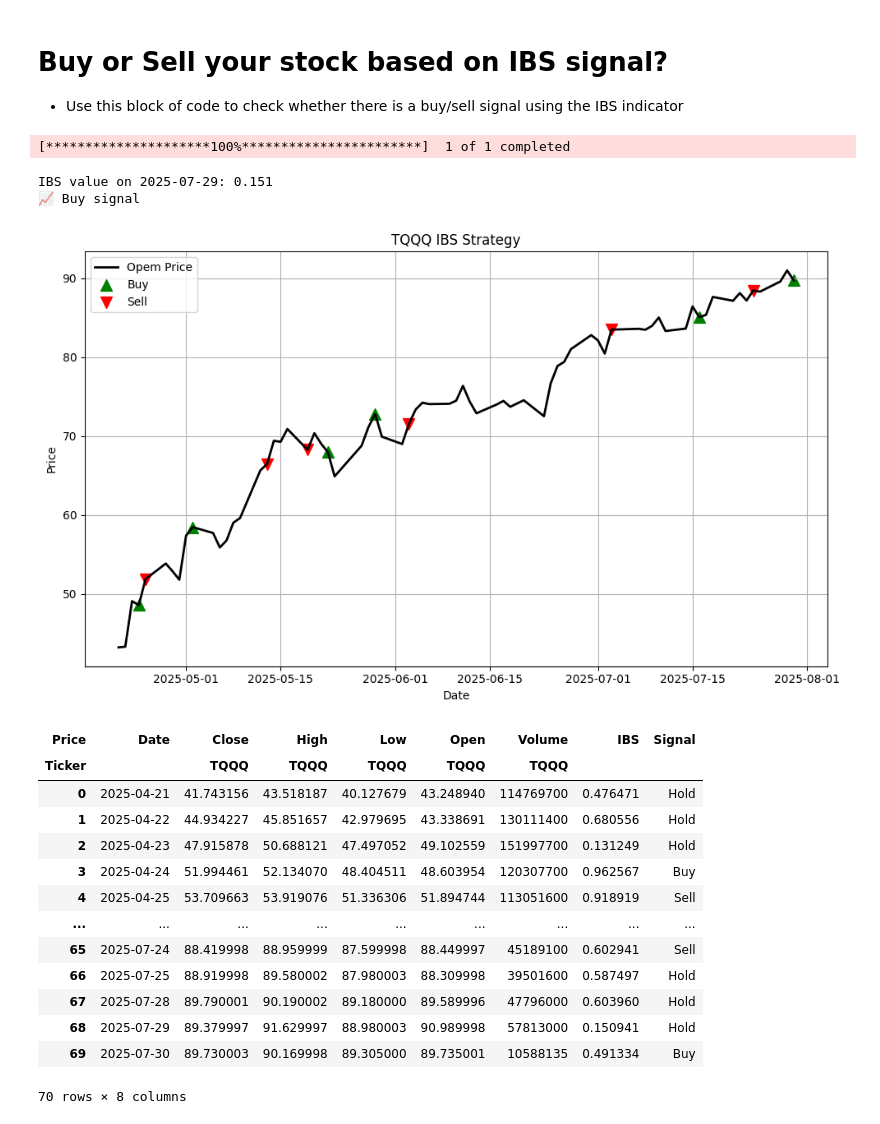
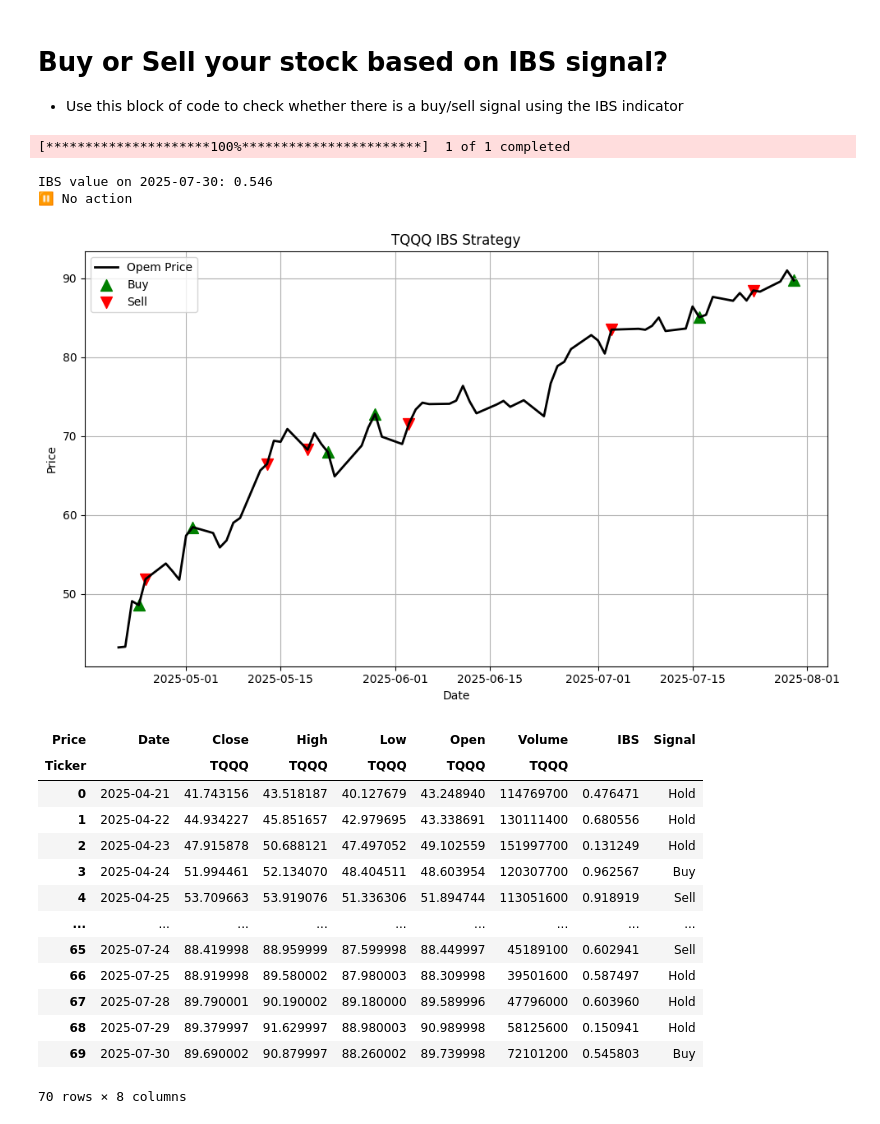
Before and after one commit to CazSyd/IBS-Strategy, a Jupyter notebook: IBS_strategy.ipynb, the cells around one changed output. Drawn from its saved outputs; the diff is of its cells as text; code cells hidden in the pictures.

```diff
--- a/IBS_strategy.ipynb
+++ b/IBS_strategy.ipynb
@@ -276,7 +276,7 @@ notebook_results_sorted.head(10)
 # Buy or Sell your stock based on IBS signal?
 *    Use this block of code to check whether there is a buy/sell signal using the IBS indicator
 # %%
-from datetime import datetime, timedelta
+from datetime import datetime, timedelta, time
 import pytz
 
 # Check whether to enter or exit a position based on the IBS strategy.
@@ -328,7 +328,12 @@ def enter_position(ticker, entry_threshold, exit_threshold, lookback_days=100):
 
     # Determine which row to check (latest or second latest)
     last_date_str = data["Date"].iloc[-1].strftime("%Y-%m-%d")
-    check_row = -2 if last_date_str == end_date else -1
+    four_pm = time(16, 0)
+    if  last_date_str == end_date and now_us.time() > four_pm:
+        check_row = -1
+    else:
+        check_row = -2
+
 
     # Trading signals
     ibs_value = data["IBS"].iloc[check_row]
@@ -352,35 +357,35 @@ def enter_position(ticker, entry_threshold, exit_threshold, lookback_days=100):
 
     # Sell signals
     sell_signals = data[data["Signal"] == "Sell"]
     plt.scatter(sell_signals["Date"], sell_signals["Open"], color="red", label="Sell", marker="v", s=100)
 
     plt.title(f"{ticker} IBS Strategy")
     plt.xlabel("Date")
     plt.ylabel("Price")
     plt.legend()
     plt.grid(True)
     plt.tight_layout()
     plt.show()
 
     return data   # pd.DataFrame: Data with IBS column
 
 enter_position(ticker, entry_threshold, exit_threshold)
 # %% [output]
 [*********************100%***********************]  1 of 1 completed
-IBS value on 2025-07-29: 0.151
-📈 Buy signal
+IBS value on 2025-07-30: 0.546
+⏸ No action
 [figure]
 | Price | Date | Close | High | Low | Open | Volume | IBS | Signal |
 | Ticker |  | TQQQ | TQQQ | TQQQ | TQQQ | TQQQ |  |  |
 | 0 | 2025-04-21 | 41.743156 | 43.518187 | 40.127679 | 43.248940 | 114769700 | 0.476471 | Hold |
 | 1 | 2025-04-22 | 44.934227 | 45.851657 | 42.979695 | 43.338691 | 130111400 | 0.680556 | Hold |
 | 2 | 2025-04-23 | 47.915878 | 50.688121 | 47.497052 | 49.102559 | 151997700 | 0.131249 | Hold |
 | 3 | 2025-04-24 | 51.994461 | 52.134070 | 48.404511 | 48.603954 | 120307700 | 0.962567 | Buy |
 | 4 | 2025-04-25 | 53.709663 | 53.919076 | 51.336306 | 51.894744 | 113051600 | 0.918919 | Sell |
 | ... | ... | ... | ... | ... | ... | ... | ... | ... |
 | 65 | 2025-07-24 | 88.419998 | 88.959999 | 87.599998 | 88.449997 | 45189100 | 0.602941 | Sell |
 | 66 | 2025-07-25 | 88.919998 | 89.580002 | 87.980003 | 88.309998 | 39501600 | 0.587497 | Hold |
 | 67 | 2025-07-28 | 89.790001 | 90.190002 | 89.180000 | 89.589996 | 47796000 | 0.603960 | Hold |
-| 68 | 2025-07-29 | 89.379997 | 91.629997 | 88.980003 | 90.989998 | 57813000 | 0.150941 | Hold |
-| 69 | 2025-07-30 | 89.730003 | 90.169998 | 89.305000 | 89.735001 | 10588135 | 0.491334 | Buy |
+| 68 | 2025-07-29 | 89.379997 | 91.629997 | 88.980003 | 90.989998 | 58125600 | 0.150941 | Hold |
+| 69 | 2025-07-30 | 89.690002 | 90.879997 | 88.260002 | 89.739998 | 72101200 | 0.545803 | Buy |
 70 rows × 8 columns
```
